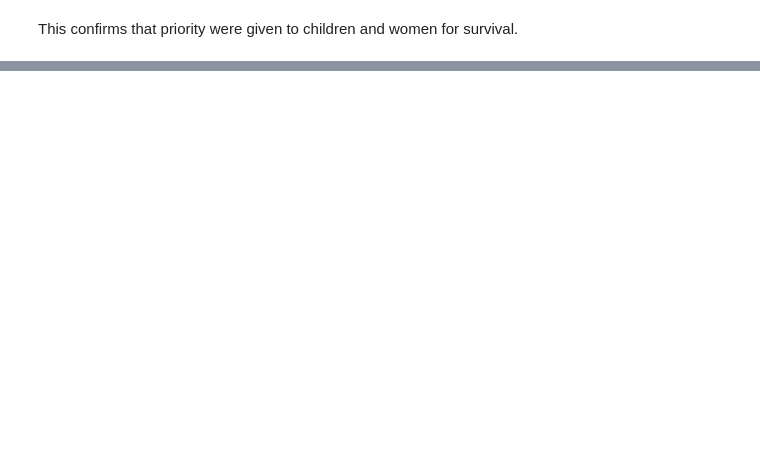
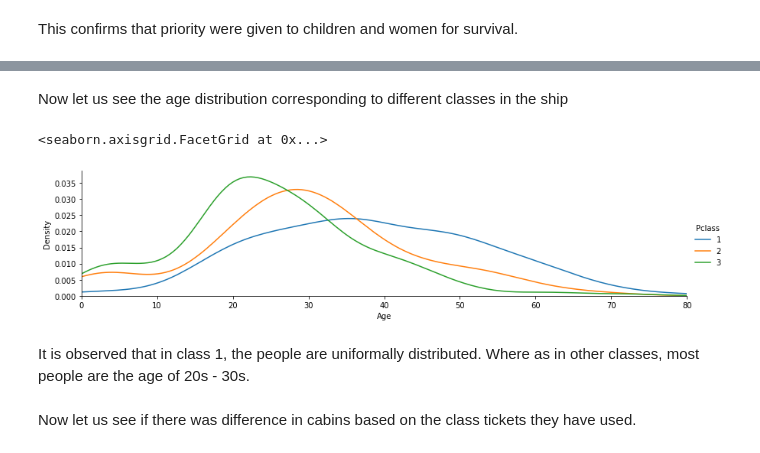
Before and after one commit to albinjohn366/Titanic_Disaster, a Jupyter notebook: Titanic_Data_Analysis.ipynb, the cells around one changed output, grey strips where cells are left out. Cells and saved outputs as stored; diff of their text form; code cells hidden in the pictures; blank space fills up the shorter version.

```diff
--- a/Titanic_Data_Analysis.ipynb
+++ b/Titanic_Data_Analysis.ipynb
@@ -118,0 +129,14 @@ This confirms that priority were given to children and women for survival.
+# %% [markdown]
+Now let us see the age distribution corresponding to different classes in the ship
+# %%
+fig = sns.FacetGrid(data=titanic_details, hue='Pclass', aspect=4)
+fig.map(sns.kdeplot, 'Age')
+fig.set(xlim = (0, np.max(titanic_details['Age'])))
+fig.add_legend()
+# %% [output]
+<seaborn.axisgrid.FacetGrid at 0x...>
+[figure, added]
+# %% [markdown]
+It is observed that in class 1, the people are uniformally distributed. Where as in other classes, most people are the age of 20s - 30s.
+# %% [markdown]
+Now let us see if there was difference in cabins based on the class tickets they have used.
```
Also changed, not shown: parts of 30 cells of this notebook.
